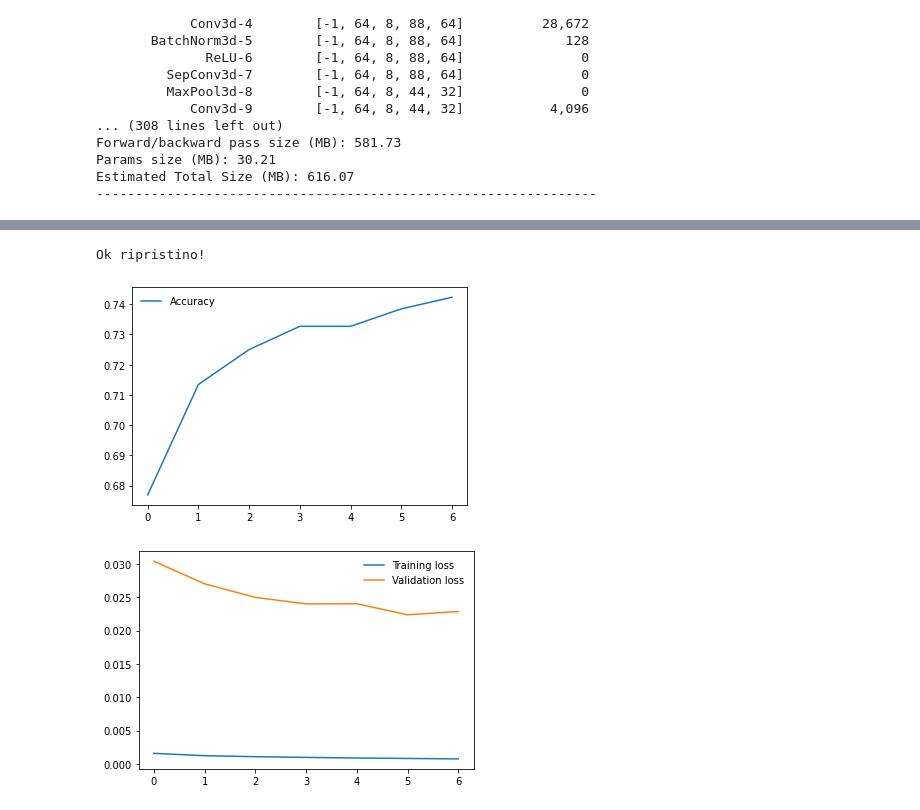
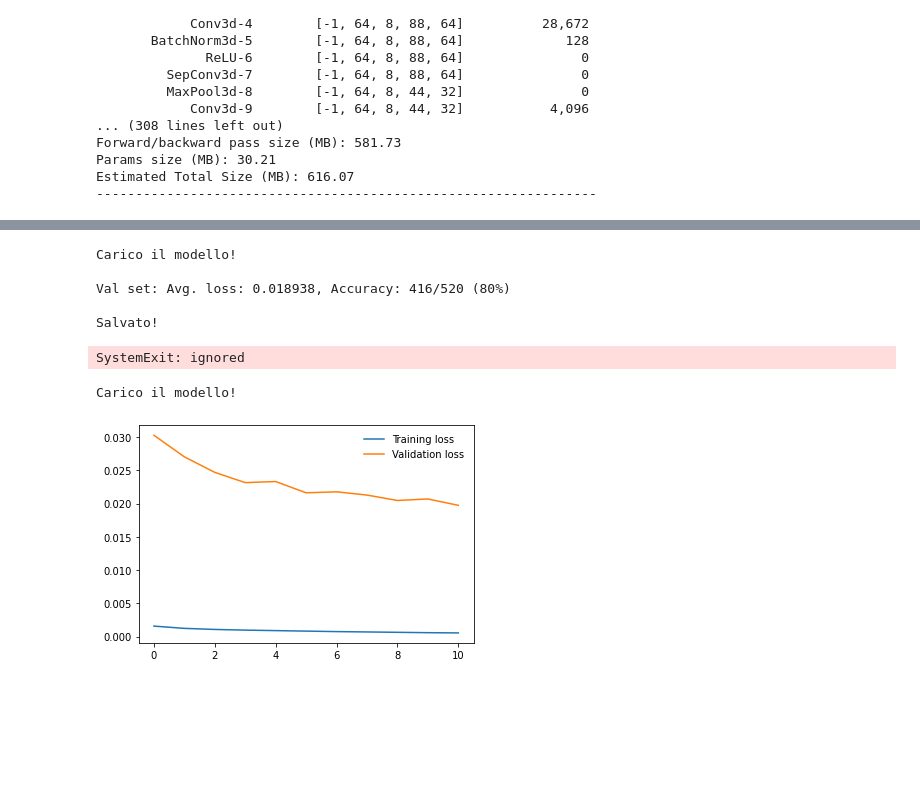
Before and after one commit to Elmaravilla7/ProgettoCV, a Jupyter notebook: Esame204898.ipynb, the cells around one changed output, grey strips where cells are left out. Drawn from its saved outputs; the diff is of its cells as text; code cells hidden in the pictures; blank space fills up the shorter version.

```diff
--- a/Esame204898.ipynb
+++ b/Esame204898.ipynb
@@ -715,8 +816,8 @@ def transferLearningModel():
 # %%
 from sys import exit
 
-RESTORE=False
-FNAME="m"
+RESTORE=True
+FNAME="m13"
 epochs=30
 batch_size=32
 learning_rate=0.0001
@@ -729,7 +830,7 @@ val_accs=[]
 
 
 if not RESTORE:
-    model,startEpoch,criterion=transferLearningModel(),1,nn.CrossEntropyLoss()
+    model,startEpoch,criterion=tLearning(),1,nn.CrossEntropyLoss()
     optimizer=torch.optim.Adam(model.parameters(), lr=learning_rate)
 else:
     model,startEpoch,optimizer,criterion,train_loss,val_loss,val_accs,s,output=restart(FNAME)
@@ -763,4 +864,11 @@ except KeyboardInterrupt:
 
 
 salva(model,epoch,optimizer,criterion,train_loss,val_loss,val_accs,s,output,FNAME)
+# %% [output]
+Carico il modello!
+
+Val set: Avg. loss: 0.018938, Accuracy: 416/520 (80%)
+
+Salvato!
+SystemExit: ignored
 # %%
@@ -771,9 +877,7 @@ salva(model,epoch,optimizer,criterion,train_loss,val_loss,val_accs,s,output,FNAM
 # %%
-model,startEpoch,optimizer,criterion,train_loss,val_loss,val_accs,s,output=restart('m8')
-grafico(val_accs)
+model,startEpoch,optimizer,criterion,train_loss,val_loss,val_accs,s,output=restart('m12')
 graficoL(train_loss,val_loss)
 # %% [output]
-Ok ripristino!
+Carico il modello!
-[figure, old version]
+[figure, new version]
-[figure, removed]
 # %%
```
Also changed, not shown: parts of 21 cells of this notebook.
